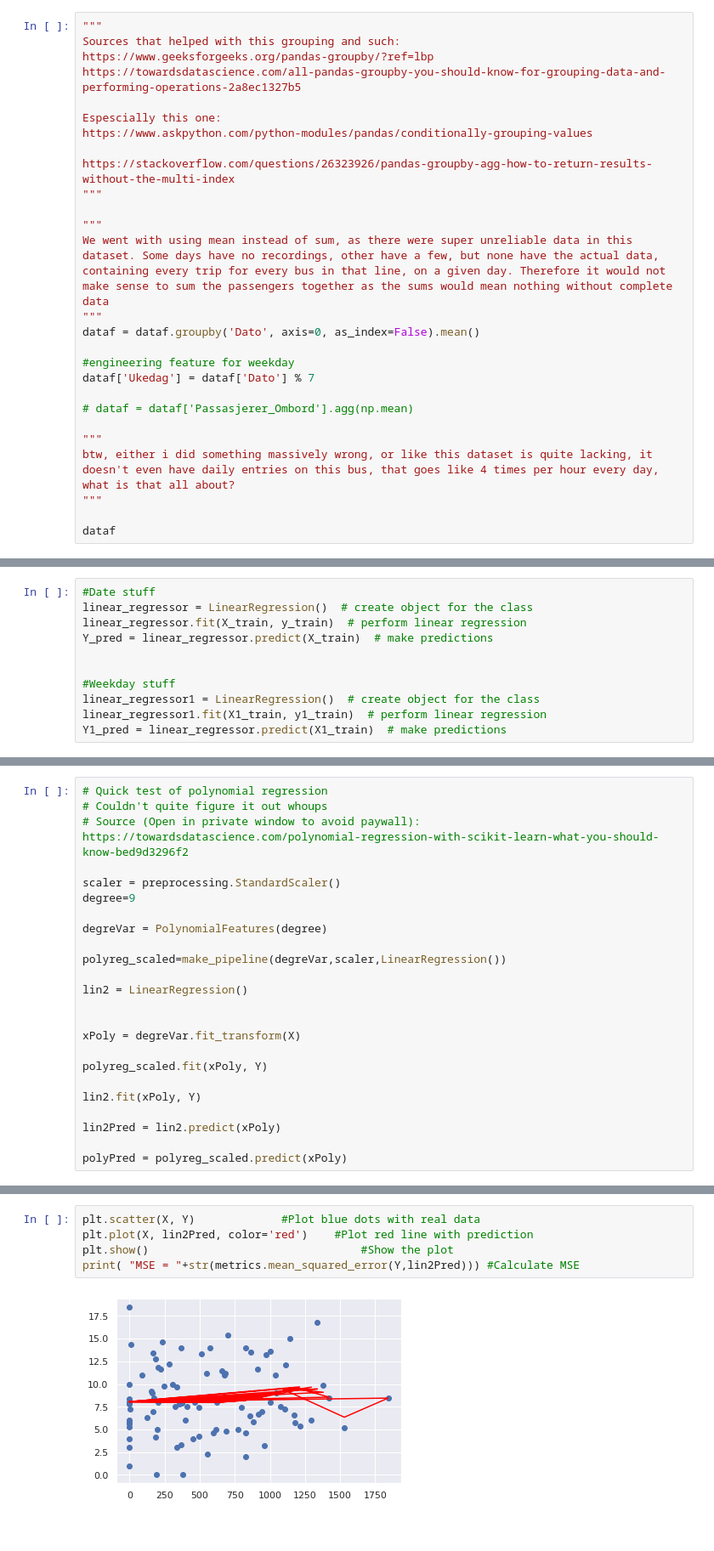
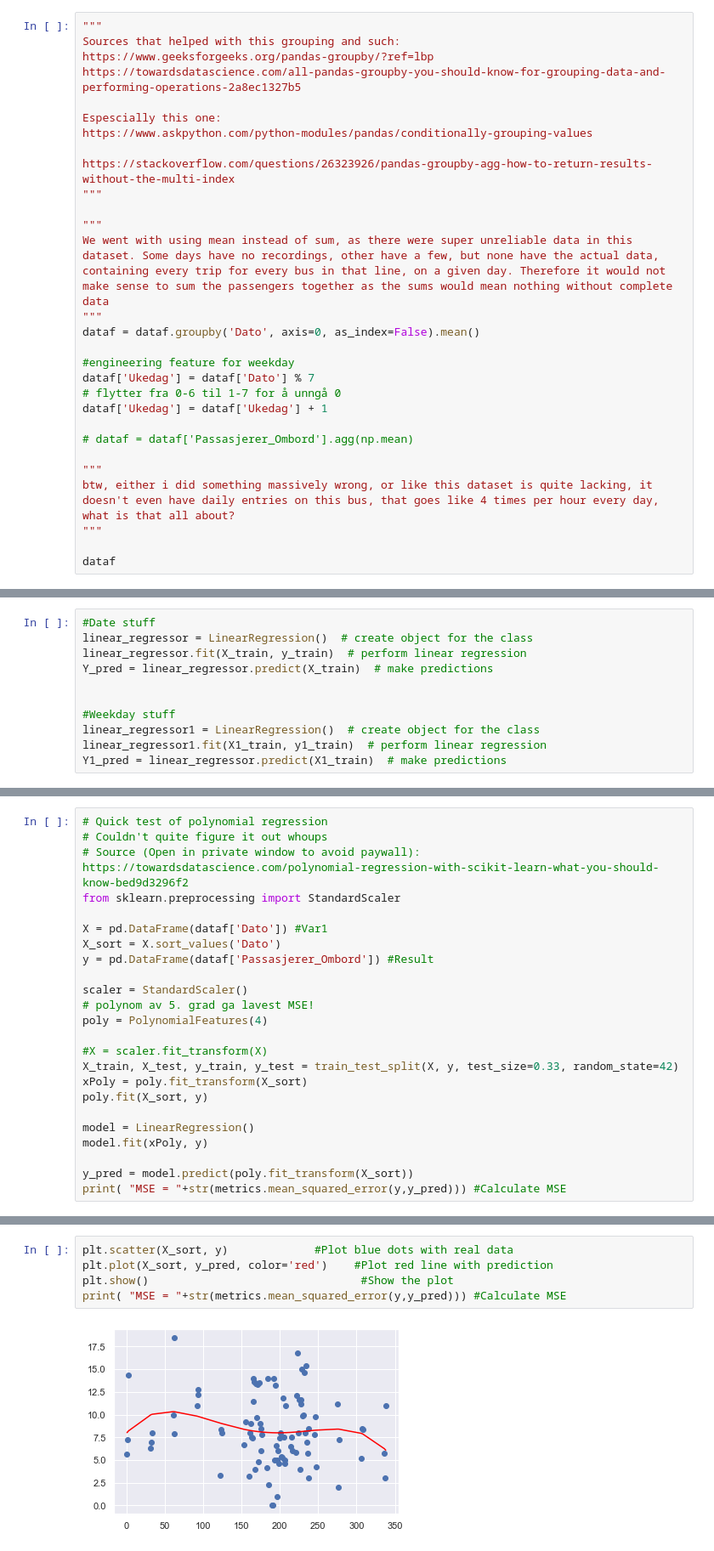
Before and after one commit to ulsin/ai-oblig-2, a Jupyter notebook: oblig2.ipynb, the cells around one changed output, grey strips where cells are left out. Shown at 85% size. Drawn from its saved outputs; the diff is of its cells as text.

```diff
--- a/oblig2.ipynb
+++ b/oblig2.ipynb
@@ -194,6 +194,8 @@ dataf = dataf.groupby('Dato', axis=0, as_index=False).mean()
 
 #engineering feature for weekday
 dataf['Ukedag'] = dataf['Dato'] % 7
+# flytter fra 0-6 til 1-7 for å unngå 0
+dataf['Ukedag'] = dataf['Ukedag'] + 1
 
 # dataf = dataf['Passasjerer_Ombord'].agg(np.mean)
 
@@ -318,23 +321,23 @@ array([[9.70595227]])
 # Quick test of polynomial regression
 # Couldn't quite figure it out whoups
 # Source (Open in private window to avoid paywall): https://towardsdatascience.com/polynomial-regression-with-scikit-learn-what-you-should-know-bed9d3296f2
+from sklearn.preprocessing import StandardScaler
 
-scaler = preprocessing.StandardScaler()
-degree=9
+X = pd.DataFrame(dataf['Dato']) #Var1
+X_sort = X.sort_values('Dato')
+y = pd.DataFrame(dataf['Passasjerer_Ombord']) #Result
 
-degreVar = PolynomialFeatures(degree)
+scaler = StandardScaler()
+# polynom av 5. grad ga lavest MSE!
+poly = PolynomialFeatures(4)
 
-polyreg_scaled=make_pipeline(degreVar,scaler,LinearRegression())
+#X = scaler.fit_transform(X)
+X_train, X_test, y_train, y_test = train_test_split(X, y, test_size=0.33, random_state=42)
+xPoly = poly.fit_transform(X_sort)
+poly.fit(X_sort, y)
 
-lin2 = LinearRegression()
+model = LinearRegression()
+model.fit(xPoly, y)
 
-
-xPoly = degreVar.fit_transform(X)
-
-polyreg_scaled.fit(xPoly, Y)
-
-lin2.fit(xPoly, Y)
-
-lin2Pred = lin2.predict(xPoly)
-
-polyPred = polyreg_scaled.predict(xPoly)
+y_pred = model.predict(poly.fit_transform(X_sort))
+print( "MSE = "+str(metrics.mean_squared_error(y,y_pred))) #Calculate MSE
@@ -341,7 +346,7 @@ polyPred = polyreg_scaled.predict(xPoly)
 # %%
-plt.scatter(X, Y)             #Plot blue dots with real data
-plt.plot(X, lin2Pred, color='red')    #Plot red line with prediction
+plt.scatter(X_sort, y)             #Plot blue dots with real data
+plt.plot(X_sort, y_pred, color='red')    #Plot red line with prediction
 plt.show()                                #Show the plot
-print( "MSE = "+str(metrics.mean_squared_error(Y,lin2Pred))) #Calculate MSE
+print( "MSE = "+str(metrics.mean_squared_error(y,y_pred))) #Calculate MSE
 # %% [output]
-[figure, old version]
+[figure, new version]
```
Also changed, not shown: parts of 11 cells of this notebook.
